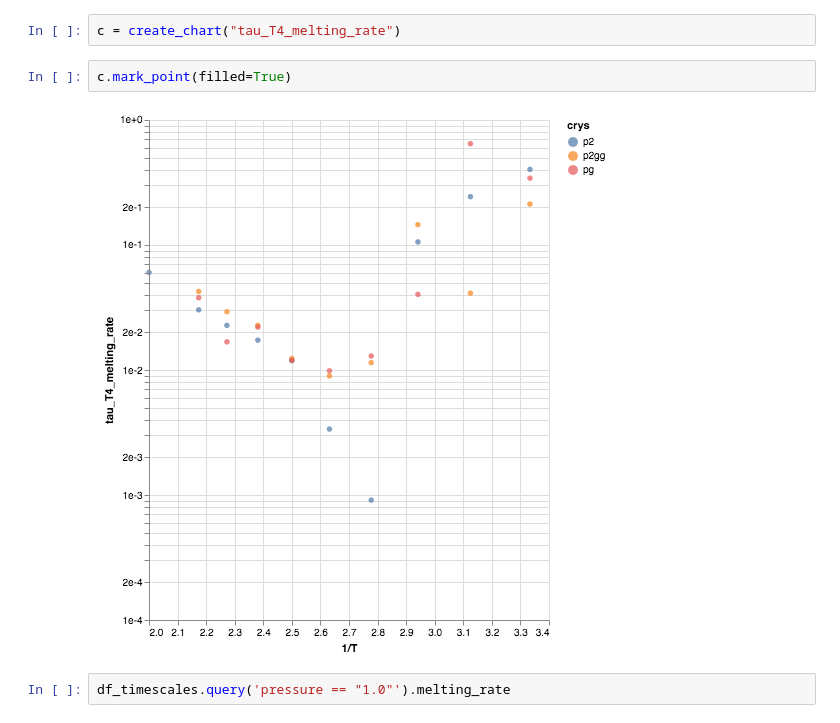
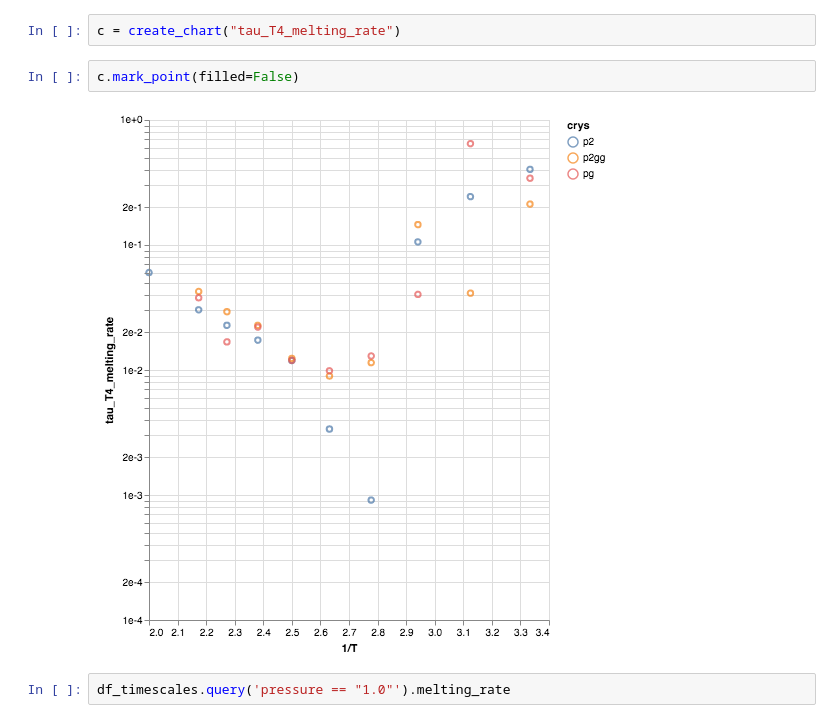
Before and after one commit to malramsay64/Crystal_Melting, a Jupyter notebook: notebooks/04_Melting_Dynamics.ipynb, the cells around one changed output. Saved outputs shown, nothing was run; the diff lists cells and outputs as text.

```diff
--- a/notebooks/Melting_Dynamics.ipynb
+++ b/notebooks/04_Melting_Dynamics.ipynb
@@ -84,9 +84,9 @@ df_timescales['timescale_per_event'] = 1/df_timescales['tau_T4_melting_rate']
 # %%
 c = create_chart("tau_T4_melting_rate")
 # %%
-c.mark_point(filled=True)
+c.mark_point(filled=False)
 # %% [output]
-[figure, old version]
+[figure, new version]
 # %%
 df_timescales.query('pressure == "1.0"').melting_rate
 # %% [output]
```
Also changed, not shown: 5 other files.
